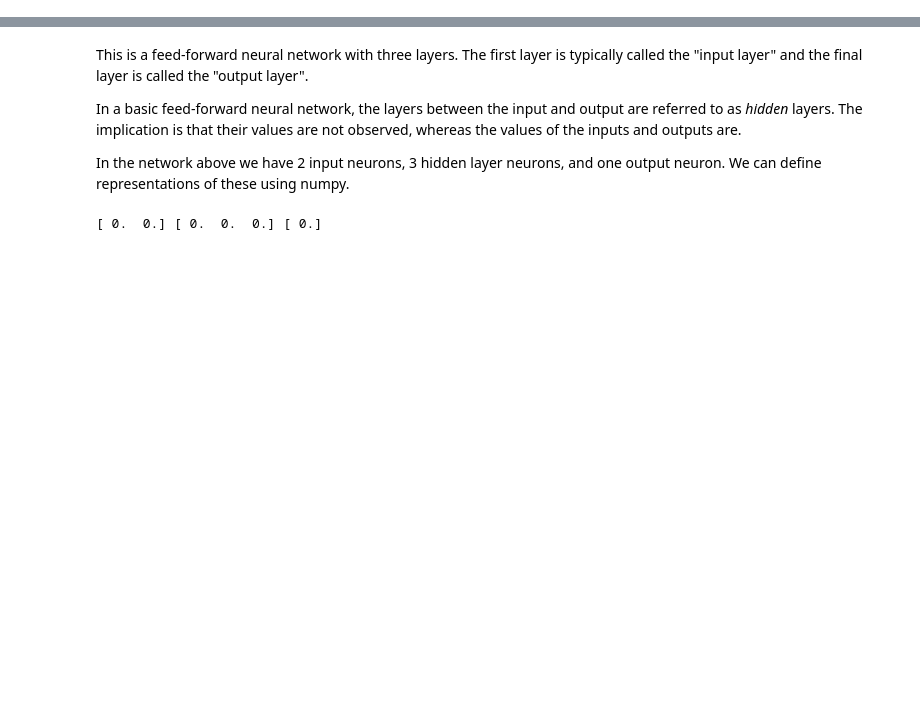
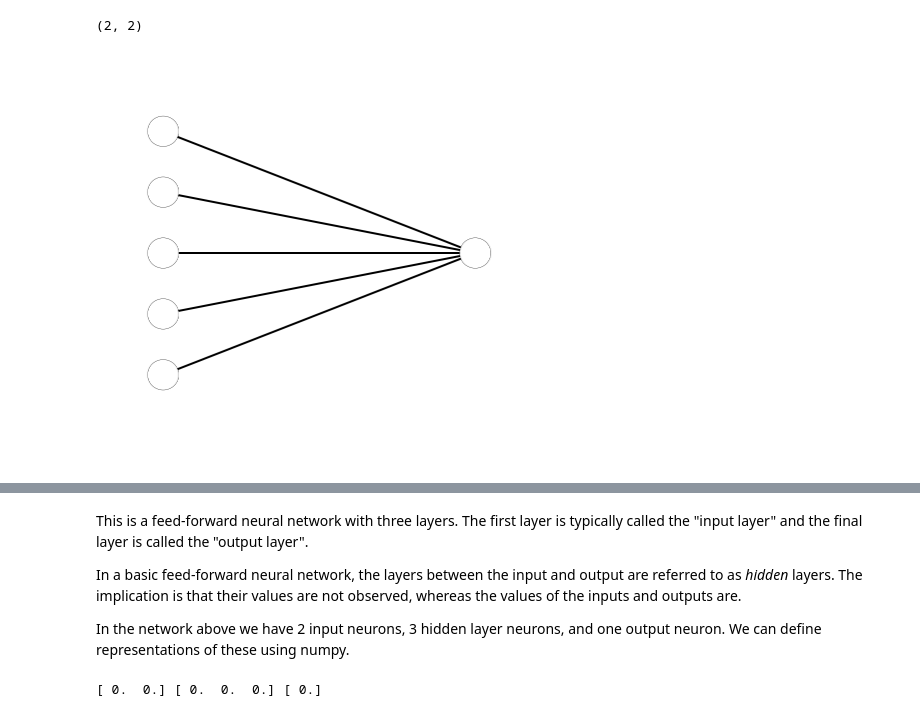
Before and after one commit to austinmwhaley/DSI-SF-4-austinmwhaley, a Jupyter notebook: curriculum/week-11/4.1-nnet-backprop/neural-networks-backpropagation.ipynb, the cells around one changed output, grey strips where cells are left out. Saved outputs shown, nothing was run; the diff lists cells and outputs as text; code cells hidden in the pictures; blank space fills up the shorter version.

```diff
--- a/curriculum/week-11/4.1-nnet-backprop/neural-networks-backpropagation.ipynb
+++ b/curriculum/week-11/4.1-nnet-backprop/neural-networks-backpropagation.ipynb
@@ -71 +73,11 @@ def draw_neural_net(ax, layer_sizes, layer_activations=None, weights=None,
+# %%
+a.shape
+# %% [output]
+(2, 2)
+# %%
+fig, ax = plt.subplots(figsize=(7, 7))
+ax.axis('off')
+draw_neural_net(ax, [5, 1])
+# %% [output]
+[figure, added]
 # %%
```
Also changed, not shown: parts of 59 cells of this notebook.
